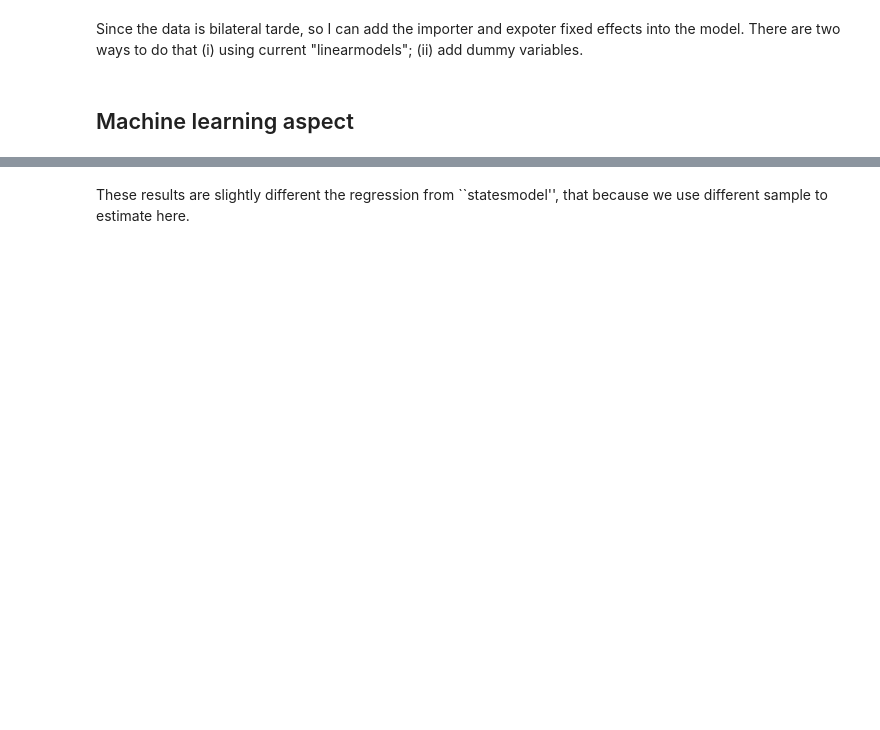
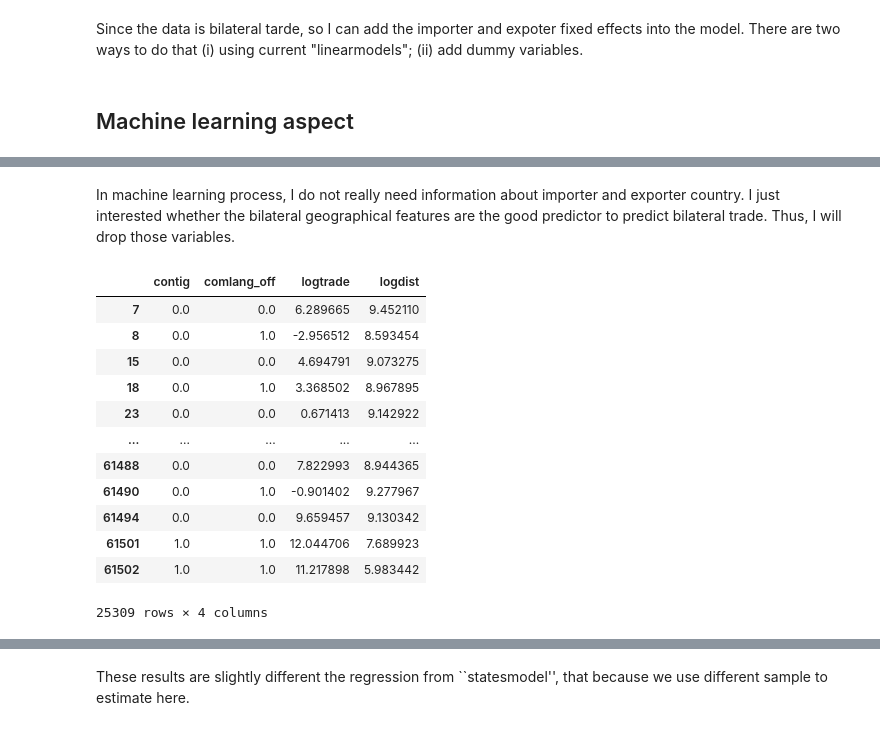
Before and after one commit to JayNie027/ML_python, a Jupyter notebook: ML_python.ipynb, the cells around one changed output, grey strips where cells are left out. Drawn from its saved outputs; the diff is of its cells as text; code cells hidden in the pictures; blank space fills up the shorter version.

```diff
--- a/ML_python.ipynb
+++ b/ML_python.ipynb
@@ -232,0 +243,20 @@ x= x.reshape(-1, 1)
+# %% [markdown]
+In machine learning process, I do not really need information about importer and exporter country. I just interested whether the bilateral geographical features are the good predictor to predict bilateral trade. Thus, I will drop those variables.
+# %%
+col_drop = ["iso3_o", "iso3_d", "dist", "tradeflow_comtrade_d"];
+df_mc = df.drop(col_drop, axis = 1)
+df_mc
+# %% [output]
+|  | contig | comlang_off | logtrade | logdist |
+| 7 | 0.0 | 0.0 | 6.289665 | 9.452110 |
+| 8 | 0.0 | 1.0 | -2.956512 | 8.593454 |
+| 15 | 0.0 | 0.0 | 4.694791 | 9.073275 |
+| 18 | 0.0 | 1.0 | 3.368502 | 8.967895 |
+| 23 | 0.0 | 0.0 | 0.671413 | 9.142922 |
+| ... | ... | ... | ... | ... |
+| 61488 | 0.0 | 0.0 | 7.822993 | 8.944365 |
+| 61490 | 0.0 | 1.0 | -0.901402 | 9.277967 |
+| 61494 | 0.0 | 0.0 | 9.659457 | 9.130342 |
+| 61501 | 1.0 | 1.0 | 12.044706 | 7.689923 |
+| 61502 | 1.0 | 1.0 | 11.217898 | 5.983442 |
+25309 rows × 4 columns
```
Also changed, not shown: parts of 22 cells of this notebook.
